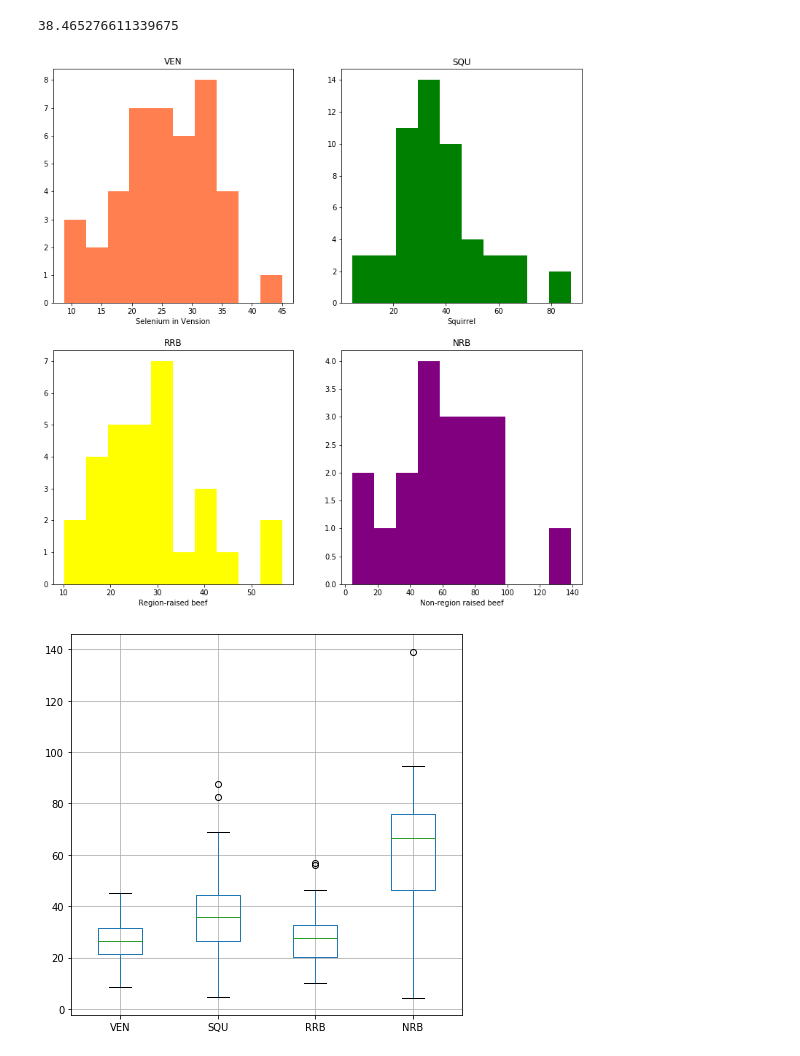
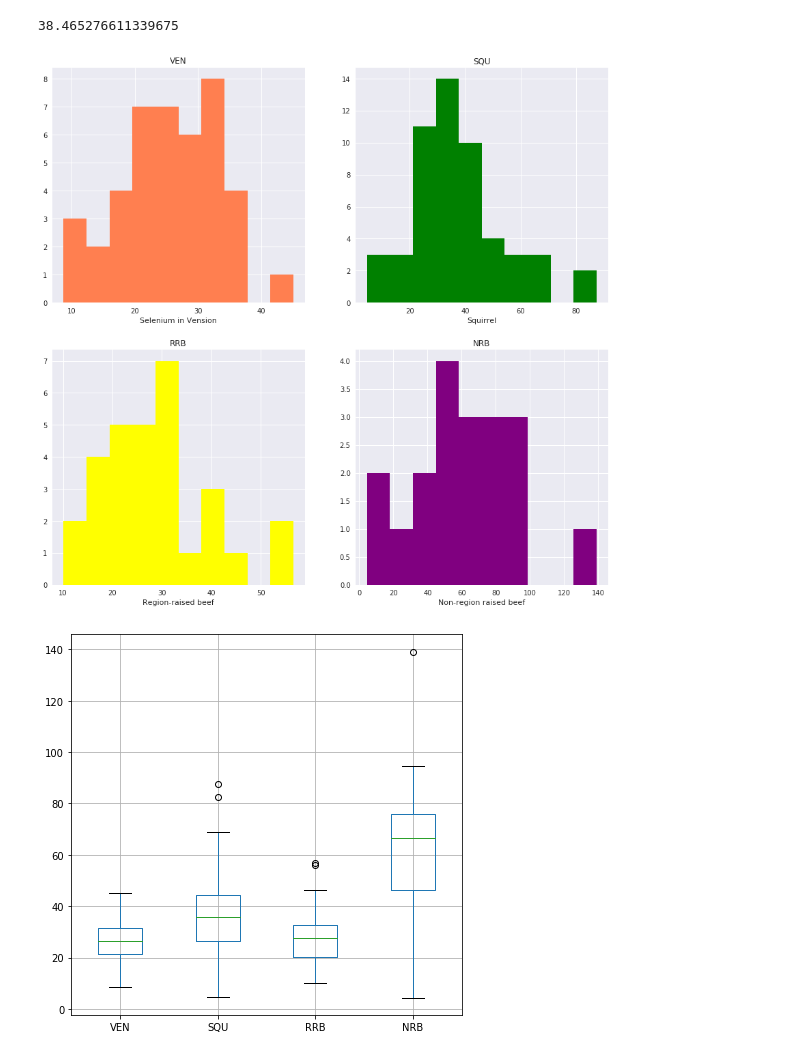
Before and after one commit to raj-shr-git/Statistical_testing_python, a Jupyter notebook: Stats_Practice.ipynb, the cells around one changed output. Cells and saved outputs as stored; diff of their text form; code cells hidden in the pictures.

```diff
--- a/Stats_Practice.ipynb
+++ b/Stats_Practice.ipynb
@@ -1408,22 +1404,23 @@ meat_grps_selenium_lvls_grand_mean
 # %% [output]
 38.465276611339675
 # %%
-fig,ax = plt.subplots(2,2,figsize=(13,13))
-ax[0,0].hist(meat_grps_selenium_lvls[~meat_grps_selenium_lvls['VEN'].isna()]['VEN'],color='coral')
-ax[0,0].set_title('VEN')
-ax[0,0].set(xlabel='Selenium in Vension')
-ax[0,1].hist(meat_grps_selenium_lvls[~meat_grps_selenium_lvls['SQU'].isna()]['SQU'],color='green')
-ax[0,1].set_title('SQU')
-ax[0,1].set(xlabel='Squirrel')
-ax[1,0].hist(meat_grps_selenium_lvls[~meat_grps_selenium_lvls['RRB'].isna()]['RRB'],color='yellow')
-ax[1,0].set_title('RRB')
-ax[1,0].set(xlabel='Region-raised beef')
-ax[1,1].hist(meat_grps_selenium_lvls[~meat_grps_selenium_lvls['NRB'].isna()]['NRB'],color='purple')
-ax[1,1].set_title('NRB')
-ax[1,1].set(xlabel='Non-region raised beef')
+with plt.style.context('seaborn'):
+    fig,ax = plt.subplots(2,2,figsize=(13,13))
+    ax[0,0].hist(meat_grps_selenium_lvls[~meat_grps_selenium_lvls['VEN'].isna()]['VEN'],color='coral')
+    ax[0,0].set_title('VEN')
+    ax[0,0].set(xlabel='Selenium in Vension')
+    ax[0,1].hist(meat_grps_selenium_lvls[~meat_grps_selenium_lvls['SQU'].isna()]['SQU'],color='green')
+    ax[0,1].set_title('SQU')
+    ax[0,1].set(xlabel='Squirrel')
+    ax[1,0].hist(meat_grps_selenium_lvls[~meat_grps_selenium_lvls['RRB'].isna()]['RRB'],color='yellow')
+    ax[1,0].set_title('RRB')
+    ax[1,0].set(xlabel='Region-raised beef')
+    ax[1,1].hist(meat_grps_selenium_lvls[~meat_grps_selenium_lvls['NRB'].isna()]['NRB'],color='purple')
+    ax[1,1].set_title('NRB')
+    ax[1,1].set(xlabel='Non-region raised beef')
 plt.show()
 # %% [output]
-[figure, old version]
+[figure, new version]
 # %%
 plt.figure(figsize=(7,7))
 meat_grps_selenium_lvls.boxplot()
```
Also changed, not shown: parts of 89 cells of this notebook, 1 other file.
